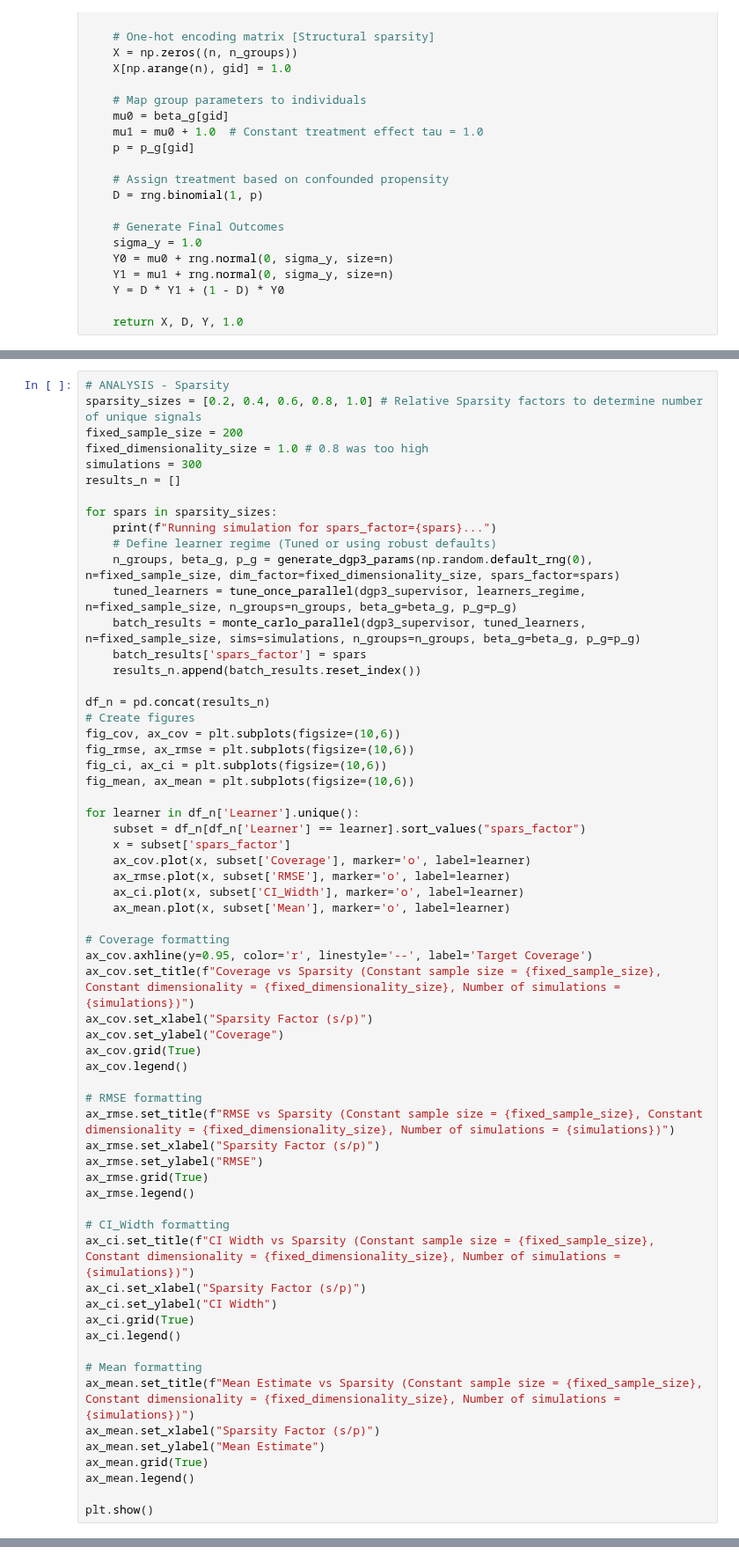
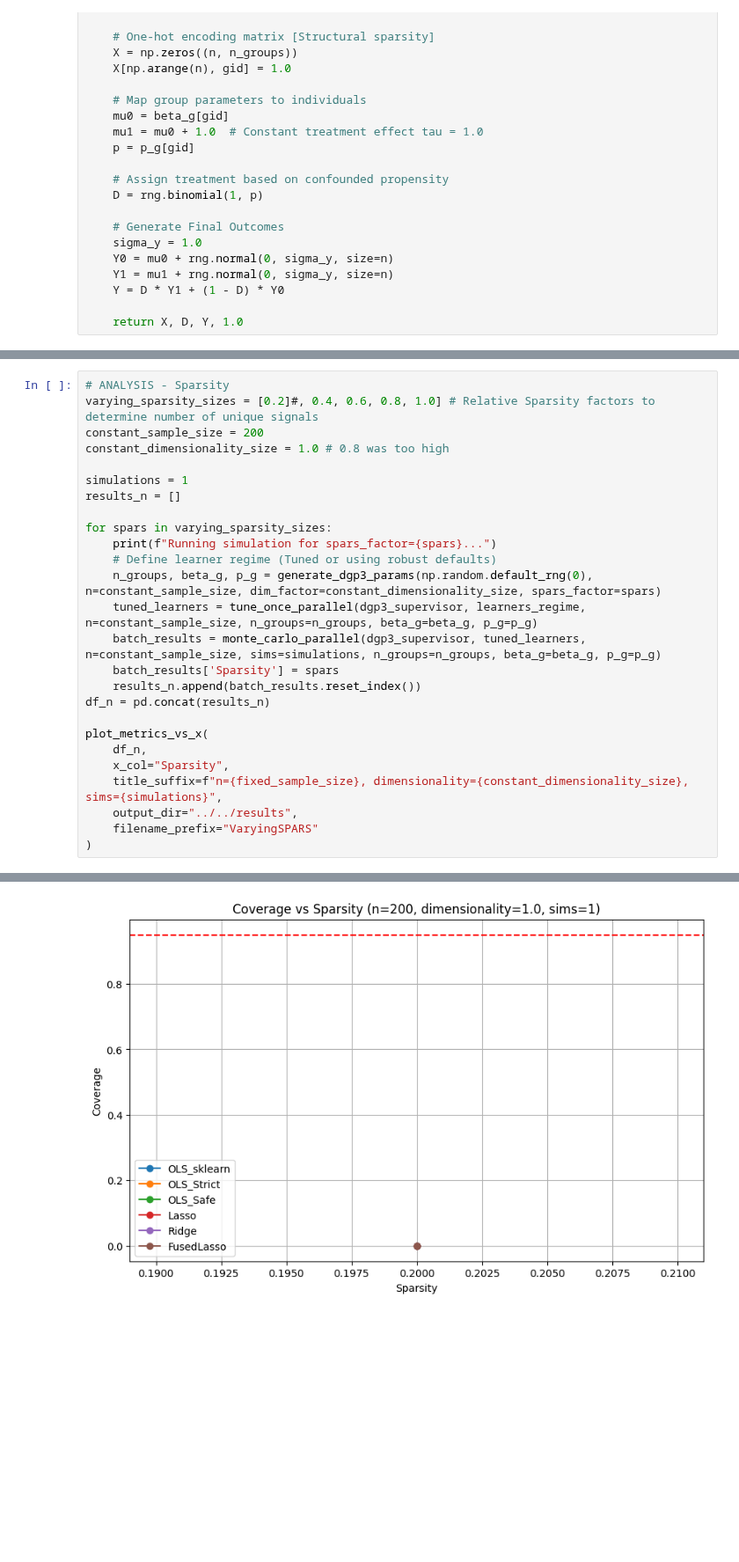
Before and after one commit to Chrisman2003/dml-simulation, a Jupyter notebook: src/AIPW/frontend_aipw.ipynb, the cells around one changed output, grey strips where cells are left out. Shown at 88% size. Drawn from its saved outputs; the diff is of its cells as text; blank space fills up the shorter version.

```diff
--- a/src/AIPW/frontend_aipw.ipynb
+++ b/src/AIPW/frontend_aipw.ipynb
@@ -362,62 +259,27 @@ plt.show()
 # %%
 # ANALYSIS - Sparsity
-sparsity_sizes = [0.2, 0.4, 0.6, 0.8, 1.0] # Relative Sparsity factors to determine number of unique signals
-fixed_sample_size = 200
-fixed_dimensionality_size = 1.0 # 0.8 was too high
-simulations = 300
+varying_sparsity_sizes = [0.2]#, 0.4, 0.6, 0.8, 1.0] # Relative Sparsity factors to determine number of unique signals
+constant_sample_size = 200
+constant_dimensionality_size = 1.0 # 0.8 was too high
+
+simulations = 1
 results_n = []
 
-for spars in sparsity_sizes:
+for spars in varying_sparsity_sizes:
     print(f"Running simulation for spars_factor={spars}...")
     # Define learner regime (Tuned or using robust defaults)
-    n_groups, beta_g, p_g = generate_dgp3_params(np.random.default_rng(0), n=fixed_sample_size, dim_factor=fixed_dimensionality_size, spars_factor=spars)
-    tuned_learners = tune_once_parallel(dgp3_supervisor, learners_regime, n=fixed_sample_size, n_groups=n_groups, beta_g=beta_g, p_g=p_g)
-    batch_results = monte_carlo_parallel(dgp3_supervisor, tuned_learners, n=fixed_sample_size, sims=simulations, n_groups=n_groups, beta_g=beta_g, p_g=p_g)
-    batch_results['spars_factor'] = spars
+    n_groups, beta_g, p_g = generate_dgp3_params(np.random.default_rng(0), n=constant_sample_size, dim_factor=constant_dimensionality_size, spars_factor=spars)
+    tuned_learners = tune_once_parallel(dgp3_supervisor, learners_regime, n=constant_sample_size, n_groups=n_groups, beta_g=beta_g, p_g=p_g)
+    batch_results = monte_carlo_parallel(dgp3_supervisor, tuned_learners, n=constant_sample_size, sims=simulations, n_groups=n_groups, beta_g=beta_g, p_g=p_g)
+    batch_results['Sparsity'] = spars
     results_n.append(batch_results.reset_index())
+df_n = pd.concat(results_n)
 
-df_n = pd.concat(results_n)
-# Create figures
-fig_cov, ax_cov = plt.subplots(figsize=(10,6))
-fig_rmse, ax_rmse = plt.subplots(figsize=(10,6))
-fig_ci, ax_ci = plt.subplots(figsize=(10,6))
-fig_mean, ax_mean = plt.subplots(figsize=(10,6))
-
-for learner in df_n['Learner'].unique():
-    subset = df_n[df_n['Learner'] == learner].sort_values("spars_factor")
-    x = subset['spars_factor']
-    ax_cov.plot(x, subset['Coverage'], marker='o', label=learner)
-    ax_rmse.plot(x, subset['RMSE'], marker='o', label=learner)
-    ax_ci.plot(x, subset['CI_Width'], marker='o', label=learner)
-    ax_mean.plot(x, subset['Mean'], marker='o', label=learner)
-
-# Coverage formatting
-ax_cov.axhline(y=0.95, color='r', linestyle='--', label='Target Coverage')
-ax_cov.set_title(f"Coverage vs Sparsity (Constant sample size = {fixed_sample_size}, Constant dimensionality = {fixed_dimensionality_size}, Number of simulations = {simulations})")
-ax_cov.set_xlabel("Sparsity Factor (s/p)")
-ax_cov.set_ylabel("Coverage")
-ax_cov.grid(True)
-ax_cov.legend()
-
-# RMSE formatting
-ax_rmse.set_title(f"RMSE vs Sparsity (Constant sample size = {fixed_sample_size}, Constant dimensionality = {fixed_dimensionality_size}, Number of simulations = {simulations})")
-ax_rmse.set_xlabel("Sparsity Factor (s/p)")
-ax_rmse.set_ylabel("RMSE")
-ax_rmse.grid(True)
-ax_rmse.legend()
-
-# CI_Width formatting
-ax_ci.set_title(f"CI Width vs Sparsity (Constant sample size = {fixed_sample_size}, Constant dimensionality = {fixed_dimensionality_size}, Number of simulations = {simulations})")
-ax_ci.set_xlabel("Sparsity Factor (s/p)")
-ax_ci.set_ylabel("CI Width")
-ax_ci.grid(True)
-ax_ci.legend()
-
-# Mean formatting
-ax_mean.set_title(f"Mean Estimate vs Sparsity (Constant sample size = {fixed_sample_size}, Constant dimensionality = {fixed_dimensionality_size}, Number of simulations = {simulations})")
-ax_mean.set_xlabel("Sparsity Factor (s/p)")
-ax_mean.set_ylabel("Mean Estimate")
-ax_mean.grid(True)
-ax_mean.legend()
-
-plt.show()
+plot_metrics_vs_x(
+    df_n,
+    x_col="Sparsity",
+    title_suffix=f"n={fixed_sample_size}, dimensionality={constant_dimensionality_size}, sims={simulations}",
+    output_dir="../../results",
+    filename_prefix="VaryingSPARS"
+)
+# %% [output]
@@ -423,0 +293 @@ plt.show()
+[figure, added]
```
Also changed, not shown: parts of 7 cells of this notebook, 54 other files.
